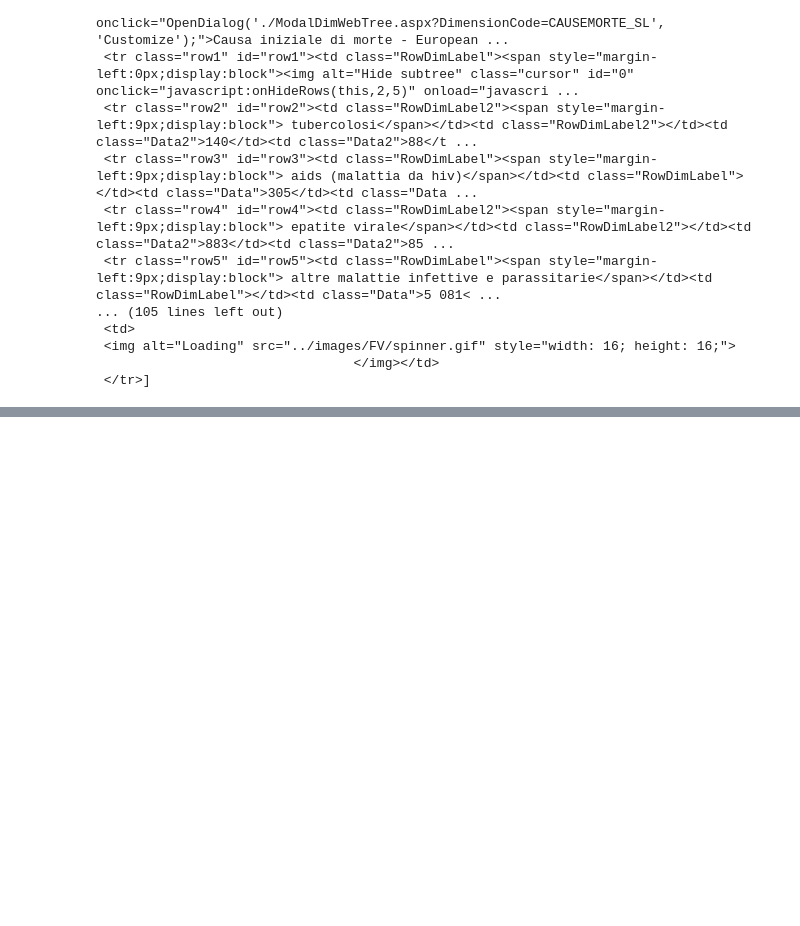
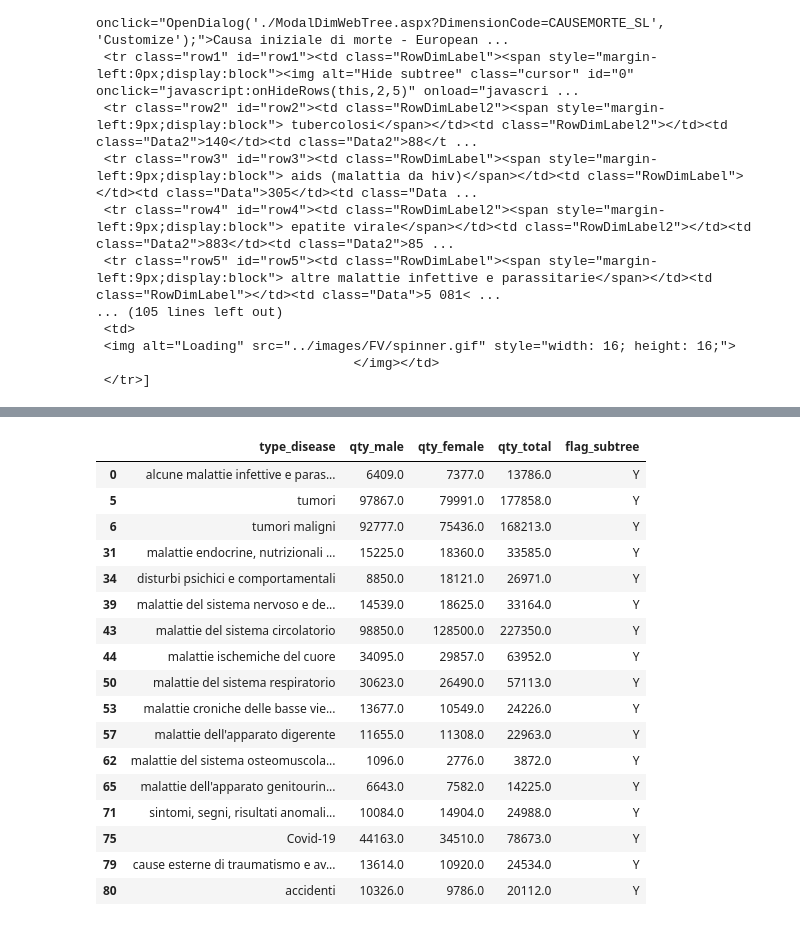
Before and after one commit to MssLune/Mortality_by_event_IT, a Jupyter notebook: Mortalità per territorio di evento - Italy.ipynb, the cells around one changed output, grey strips where cells are left out. Cells and saved outputs as stored; diff of their text form; code cells hidden in the pictures; blank space fills up the shorter version.

```diff
--- a/Mortalità per territorio di evento - Italy.ipynb
+++ b/Mortalità per territorio di evento - Italy.ipynb
@@ -113,0 +173,25 @@ df
+# %%
+# Insert data with flag subtree = yes
+df_flag = df[df['flag_subtree']=='Y']
+load_data(df_flag, 'mortalita_per_territorio_FY_2023-09-19.csv')
+# %%
+df_flag
+# %% [output]
+|  | type_disease | qty_male | qty_female | qty_total | flag_subtree |
+| 0 | alcune malattie infettive e paras... | 6409.0 | 7377.0 | 13786.0 | Y |
+| 5 | tumori | 97867.0 | 79991.0 | 177858.0 | Y |
+| 6 | tumori maligni | 92777.0 | 75436.0 | 168213.0 | Y |
+| 31 | malattie endocrine, nutrizionali ... | 15225.0 | 18360.0 | 33585.0 | Y |
+| 34 | disturbi psichici e comportamentali | 8850.0 | 18121.0 | 26971.0 | Y |
+| 39 | malattie del sistema nervoso e de... | 14539.0 | 18625.0 | 33164.0 | Y |
+| 43 | malattie del sistema circolatorio | 98850.0 | 128500.0 | 227350.0 | Y |
+| 44 | malattie ischemiche del cuore | 34095.0 | 29857.0 | 63952.0 | Y |
+| 50 | malattie del sistema respiratorio | 30623.0 | 26490.0 | 57113.0 | Y |
+| 53 | malattie croniche delle basse vie... | 13677.0 | 10549.0 | 24226.0 | Y |
+| 57 | malattie dell'apparato digerente | 11655.0 | 11308.0 | 22963.0 | Y |
+| 62 | malattie del sistema osteomuscola... | 1096.0 | 2776.0 | 3872.0 | Y |
+| 65 | malattie dell'apparato genitourin... | 6643.0 | 7582.0 | 14225.0 | Y |
+| 71 | sintomi, segni, risultati anomali... | 10084.0 | 14904.0 | 24988.0 | Y |
+| 75 | Covid-19 | 44163.0 | 34510.0 | 78673.0 | Y |
+| 79 | cause esterne di traumatismo e av... | 13614.0 | 10920.0 | 24534.0 | Y |
+| 80 | accidenti | 10326.0 | 9786.0 | 20112.0 | Y |
```
Also changed, not shown: parts of 13 cells of this notebook, 6 other files.
